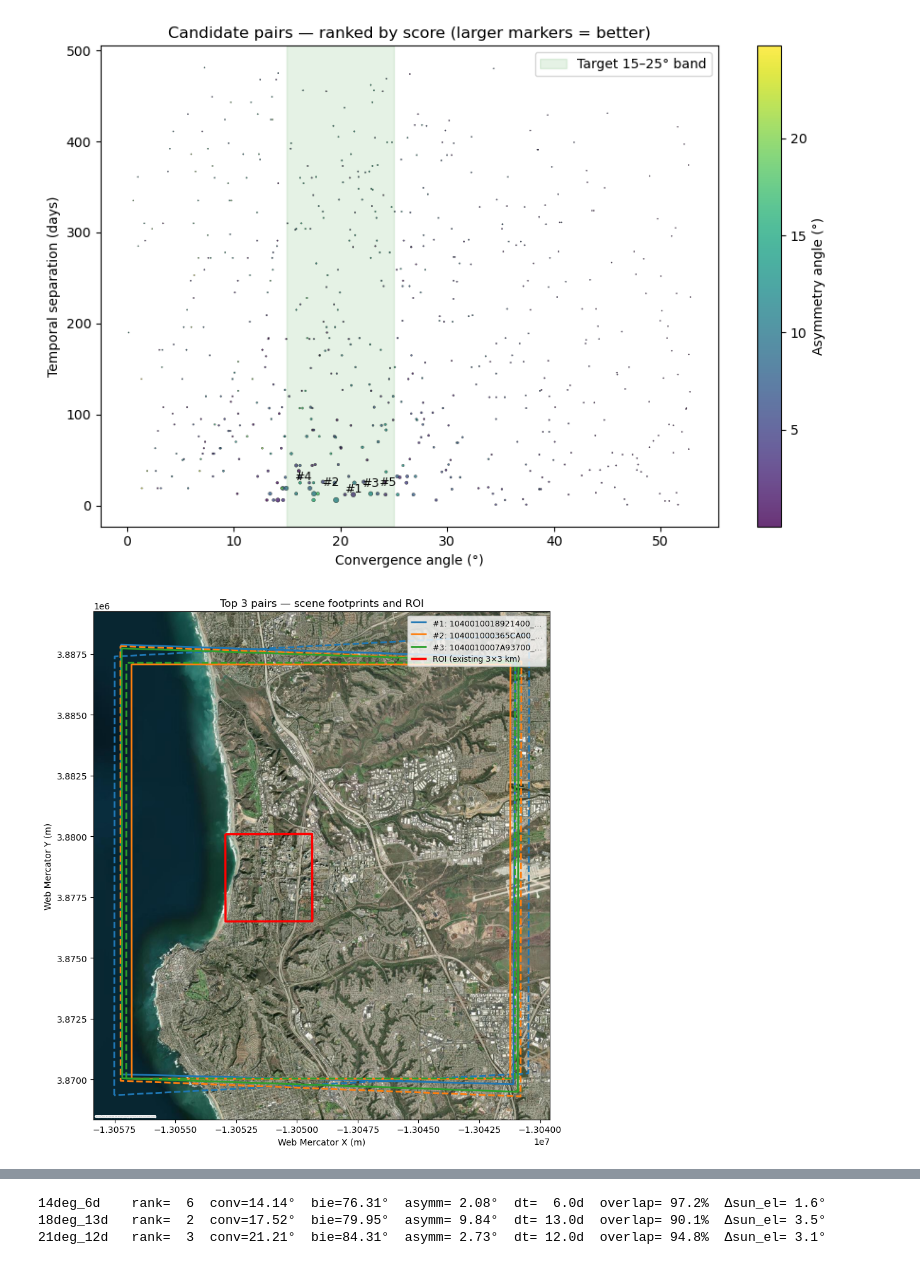
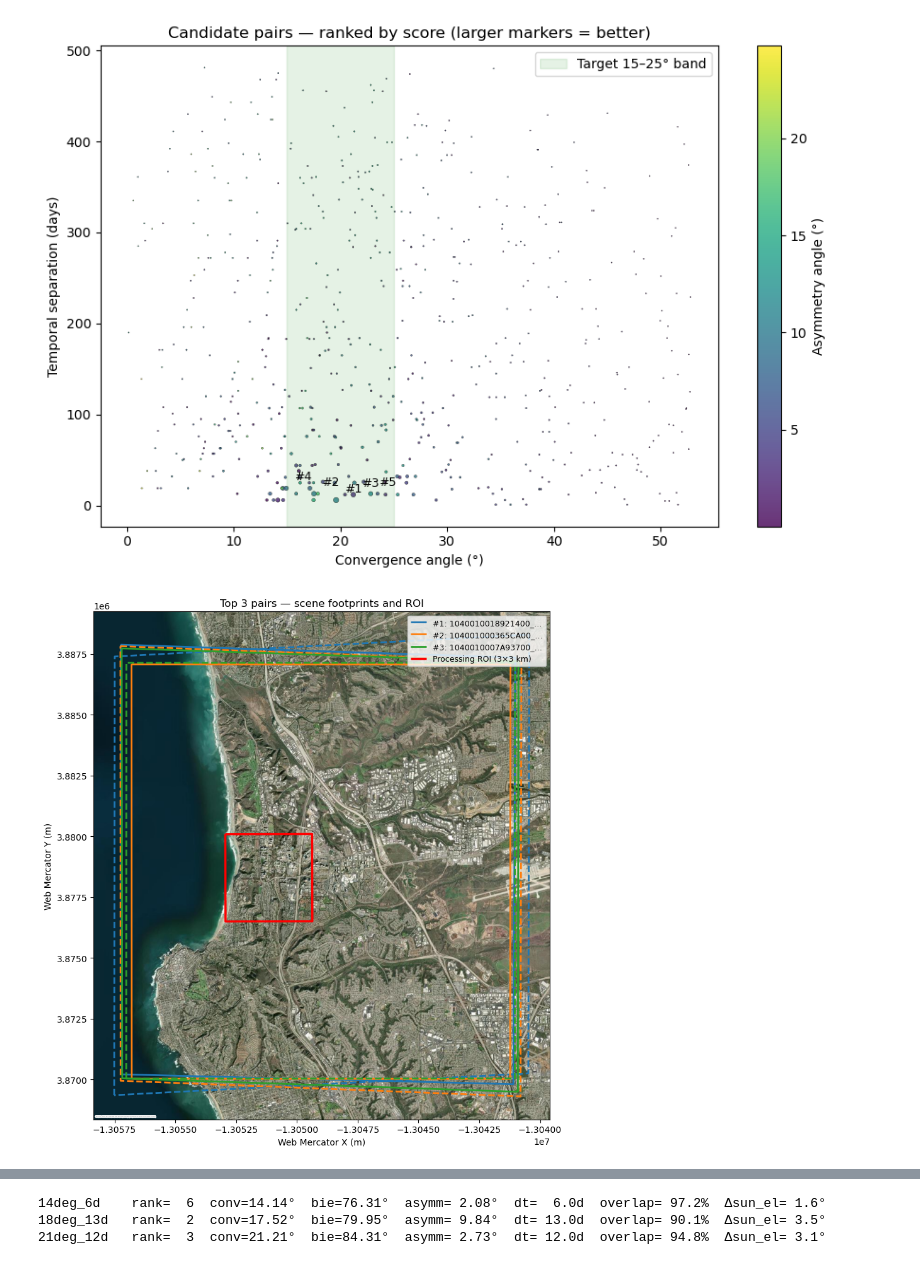
Before and after one commit to uw-cryo/asp_plot, a Jupyter notebook: notebooks/WorldView/worldview_spacenet_ucsd_stereo_scene_selection.ipynb, the cells around one changed output, grey strips where cells are left out. Cells and saved outputs as stored; diff of their text form; code cells hidden in the pictures.

```diff
--- a/notebooks/WorldView/worldview_spacenet_ucsd_stereo_scene_selection.ipynb
+++ b/notebooks/WorldView/worldview_spacenet_ucsd_stereo_scene_selection.ipynb
@@ -321,9 +292,6 @@ def conv_penalty(c):
     return float(min(abs(c - 15), abs(c - 25)))
 
 scored = pair_df[pair_df.roi_contained & pair_df.conv_ang.notna()].copy()
-scored = scored[
-    scored.apply(lambda r: frozenset({r.catid1, r.catid2}) != EXISTING_PAIR, axis=1)
-].copy()
 
 scored["conv_penalty"] = scored["conv_ang"].apply(conv_penalty)
 scored["bie_flag"] = (scored["bie_ang"] < 70).astype(int)
@@ -398,30 +366,30 @@ plt.show()
 # %%
 fig, ax = plt.subplots(figsize=(9, 9))
 
 top3_idx = scored.index[:3]
 colors = ["tab:blue", "tab:orange", "tab:green"]
 
 for i, (idx, color) in enumerate(zip(top3_idx, colors)):
     row = scored.loc[idx]
     g1 = next(d["geom"] for d in scene_dicts if d["catid"] == row["catid1"])
     g2 = next(d["geom"] for d in scene_dicts if d["catid"] == row["catid2"])
     for g, style in [(g1, "--"), (g2, "-")]:
         gdf = gpd.GeoDataFrame(geometry=[g], crs="EPSG:4326").to_crs(3857)
         gdf.boundary.plot(ax=ax, color=color, linestyle=style, linewidth=2,
                           label=f"#{i+1}: {row['pairname'][:17]}…" if style == "-" else None)
 
 roi_gdf = gpd.GeoDataFrame(geometry=[roi_utm_poly], crs=f"EPSG:{UTM_EPSG}").to_crs(3857)
-roi_gdf.boundary.plot(ax=ax, color="red", linewidth=2.5, label="ROI (existing 3×3 km)")
+roi_gdf.boundary.plot(ax=ax, color="red", linewidth=2.5, label="Processing ROI (3×3 km)")
 
 ctx.add_basemap(ax, crs=3857, source=ctx.providers.Esri.WorldImagery, attribution_size=0)
 ax.set_title("Top 3 pairs — scene footprints and ROI")
 ax.legend(loc="upper right", fontsize=9)
 ax.set_xlabel("Web Mercator X (m)")
 ax.set_ylabel("Web Mercator Y (m)")
 plt.tight_layout()
 plt.show()
 # %% [output]
-[figure, old version]
+[figure, new version]
 # %% [markdown]
 ## 7. Selected pairs
 
```
Also changed, not shown: parts of 8 cells of this notebook, 3 other files.
